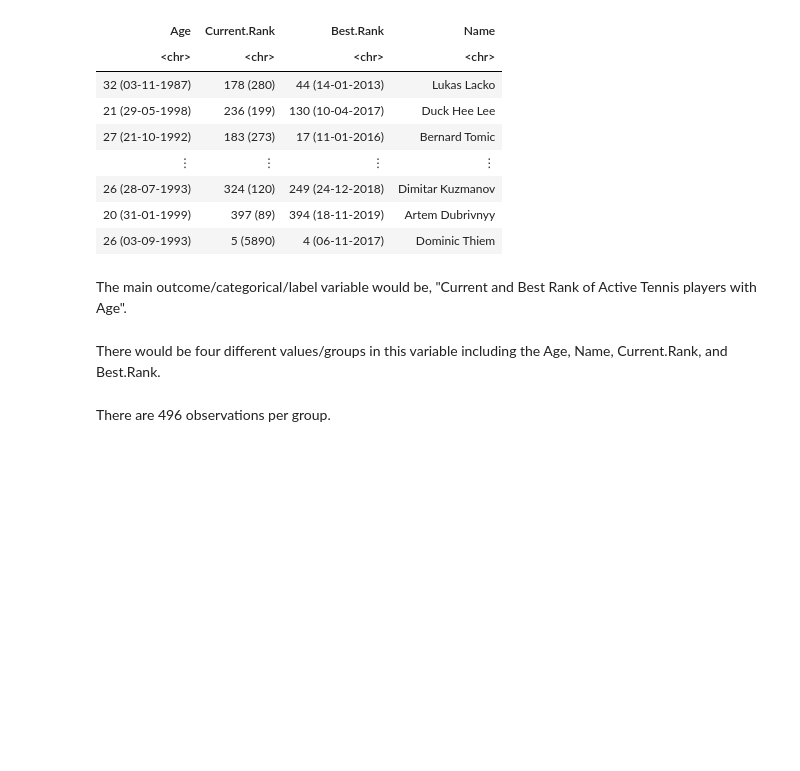
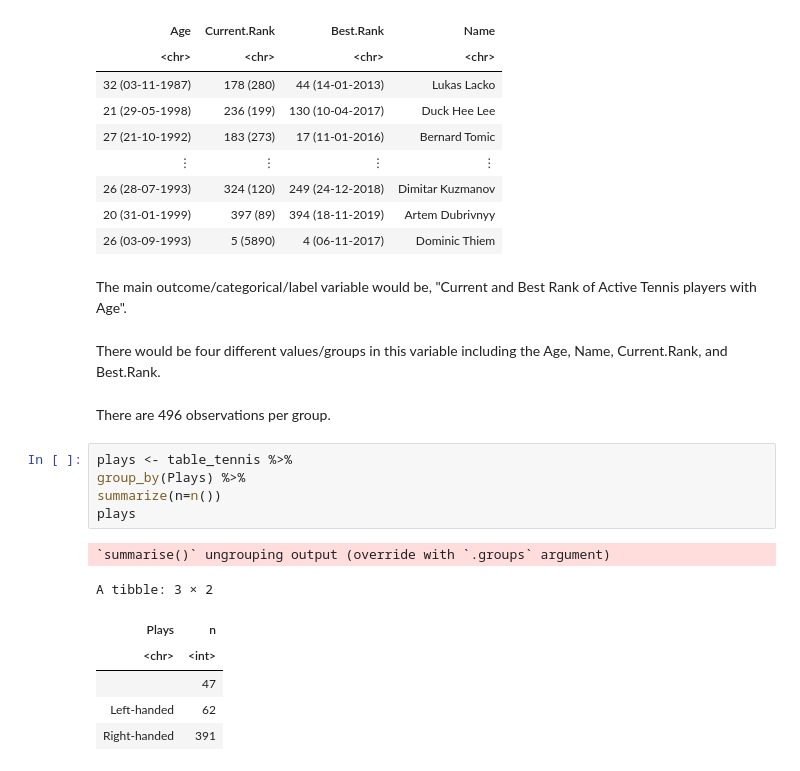
Before and after one commit to Jun-QianKong/DSCI-100-Group-Project, a Jupyter notebook: Tennis Player Analysis.ipynb, the cells around one changed output. Saved outputs shown, nothing was run; the diff lists cells and outputs as text; blank space fills up the shorter version.

```diff
--- a/Tennis Player Analysis.ipynb
+++ b/Tennis Player Analysis.ipynb
@@ -59,3 +59,16 @@ The main outcome/categorical/label variable would be, "Current and Best Rank of
 There would be four different values/groups in this variable including the Age, Name, Current.Rank, and Best.Rank.
 # %% [markdown]
 There are 496 observations per group.
+# %%
+plays <- table_tennis %>%
+group_by(Plays) %>%
+summarize(n=n())
+plays
+# %% [output]
+`summarise()` ungrouping output (override with `.groups` argument)
+A tibble: 3 × 2
+| Plays | n |
+| <chr> | <int> |
+|  | 47 |
+| Left-handed | 62 |
+| Right-handed | 391 |
```
Also changed, not shown: parts of 2 cells of this notebook.
